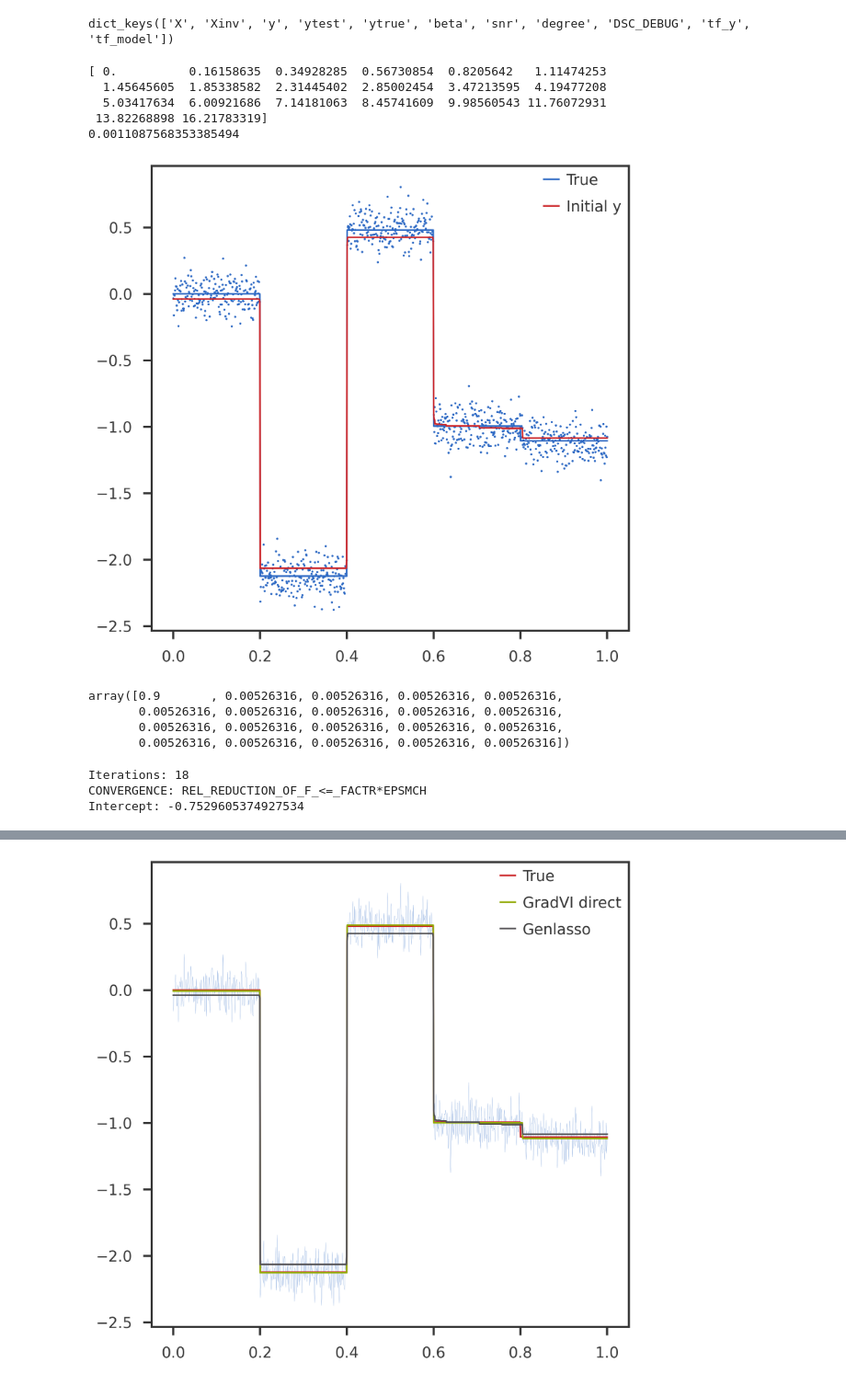
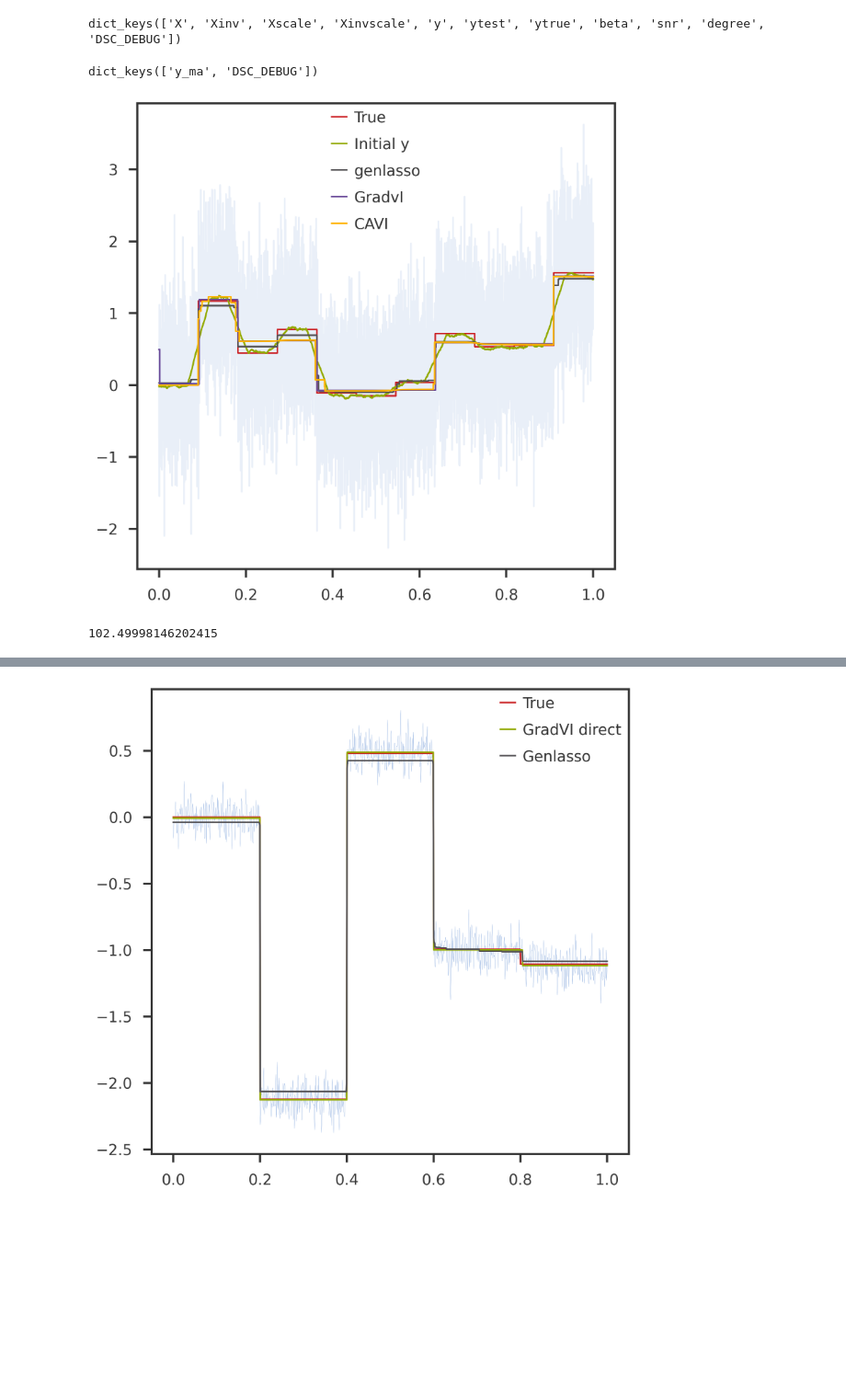
Before and after one commit to banskt/gradvi-experiments, a Jupyter notebook: analysis/debug_trendfiltering_gradvi_direct_init.ipynb, the cells around one changed output, grey strips where cells are left out. Shown: that part at 92% size. Saved outputs shown, nothing was run; the diff lists cells and outputs as text; code cells hidden in the pictures; blank space fills up the shorter version.

Commit message:
Update DSC for runtime replicates

```diff
--- a/analysis/debug_trendfiltering_gradvi_direct_init.ipynb
+++ b/analysis/debug_trendfiltering_gradvi_direct_init.ipynb
@@ -8,5 +8,12 @@ from pymir import mpl_stylesheet
 from pymir import mpl_utils
 mpl_stylesheet.banskt_presentation(splinecolor = 'black')
 # %%
-data = __load_dsc__(['/home/saikatbanerjee/scratch/work/gradvi-experiments/trendfiltering/changepoint/changepoint_28.pkl',
-                     '/home/saikatbanerjee/scratch/work/gradvi-experiments/trendfiltering/genlasso/changepoint_28_genlasso_1.rds'])
+resdir = "/home/saikat/Documents/work/sparse-regression/mr-ash-penalized/gradvi-experiments/dsc/results/trendfiltering_runtime"
+idsc = 2
+
+
+data = __load_dsc__(f'{resdir}/changepoint/changepoint_{idsc}.pkl')
+res_gvma = __load_dsc__(f'{resdir}/gvma/changepoint_{idsc}_gvma_1.pkl')
+res_genlasso = __load_dsc__(f'{resdir}/genlasso/changepoint_{idsc}_genlasso_1.rds')
+res_gradvi = __load_dsc__(f'{resdir}/gradvi_compound/changepoint_{idsc}_gvma_1_gradvi_compound_1.pkl')
+res_cavi = __load_dsc__(f'{resdir}/mr_ash/changepoint_{idsc}_gvma_1_mr_ash_1.rds')
@@ -23,59 +20,36 @@ WARNING: R[write to console]: %s
 # %%
 data.keys()
 # %% [output]
-dict_keys(['X', 'Xinv', 'y', 'ytest', 'ytrue', 'beta', 'snr', 'degree', 'DSC_DEBUG', 'tf_y', 'tf_model'])
+dict_keys(['X', 'Xinv', 'Xscale', 'Xinvscale', 'y', 'ytest', 'ytrue', 'beta', 'snr', 'degree', 'DSC_DEBUG'])
+# %%
+res_gvma.keys()
+# %% [output]
+dict_keys(['y_ma', 'DSC_DEBUG'])
 # %%
-X = data['X']
-Xinv = data['Xinv']
 degree = data['degree']
 y = data['y']
-yinit = data['tf_y']
 ytrue = data['ytrue']
+yinit = res_gvma['y_ma']
+genlasso_ypred = res_genlasso['ypred']
+gradvi_ypred = res_gradvi['ypred']
+cavi_ypred = res_cavi['ypred']
-# %%
-from gradvi.tests import toy_priors
-from gradvi.inference import LinearRegression
-from gradvi.optimize import moving_average as gv_moving_average
-
-prior_init = toy_priors.get_ash_scaled(k = 20, sparsity = 0.9, skbase = (degree + 1) * 20)
-print(prior_init.sk)
-
-binit  = np.dot(Xinv, yinit)
-s2init = np.var(y - yinit) / 10.0
-print(s2init)
-# %% [output]
-[ 0.          0.16158635  0.34928285  0.56730854  0.8205642   1.11474253
-  1.45645605  1.85338582  2.31445402  2.85002454  3.47213595  4.19477208
-  5.03417634  6.00921686  7.14181063  8.45741609  9.98560543 11.76072931
- 13.82268898 16.21783319]
-0.0011087568353385494
 # %%
 fig = plt.figure()
 ax1 = fig.add_subplot(111)
 
 xvals = np.linspace(0, 1, y.shape[0])
-ax1.scatter(xvals, y, s = 1)
+#ax1.scatter(xvals, y, s = 1, alpha = 0.1)
+ax1.plot(xvals, y, alpha = 0.1)
 ax1.plot(xvals, ytrue, label = "True")
-ax1.plot(xvals, np.dot(X, binit), label = "Initial y")
+ax1.plot(xvals, yinit, label = "Initial y")
+ax1.plot(xvals, genlasso_ypred, label = 'genlasso')
+ax1.plot(xvals, gradvi_ypred, label = 'GradvI')
+ax1.plot(xvals, cavi_ypred, label = 'CAVI')
 ax1.legend()
 plt.show()
 # %% [output]
-[figure, old version]
+[figure, new version]
 # %%
-prior_init.w
+res_gradvi['DSC_DEBUG']['time']
 # %% [output]
-array([0.9       , 0.00526316, 0.00526316, 0.00526316, 0.00526316,
-       0.00526316, 0.00526316, 0.00526316, 0.00526316, 0.00526316,
-       0.00526316, 0.00526316, 0.00526316, 0.00526316, 0.00526316,
-       0.00526316, 0.00526316, 0.00526316, 0.00526316, 0.00526316])
+102.49998146202415
-# %%
-gv0 = LinearRegression(optimize_s = False, optimize_b = False, fit_intercept = True,
-                       maxiter = 1000, obj = 'direct', tol = 1e-7)
-gv0.fit(X, y, prior_init, b_init = binit, s2_init = s2init)
-
-print(f"Iterations: {gv0.niter}")
-print(gv0.fitobj.message)
-print(f"Intercept: {gv0.intercept}")
-# %% [output]
-Iterations: 18
-CONVERGENCE: REL_REDUCTION_OF_F_<=_FACTR*EPSMCH
-Intercept: -0.7529605374927534
```
Also changed, not shown: parts of 8 cells of this notebook, 1 other file.
